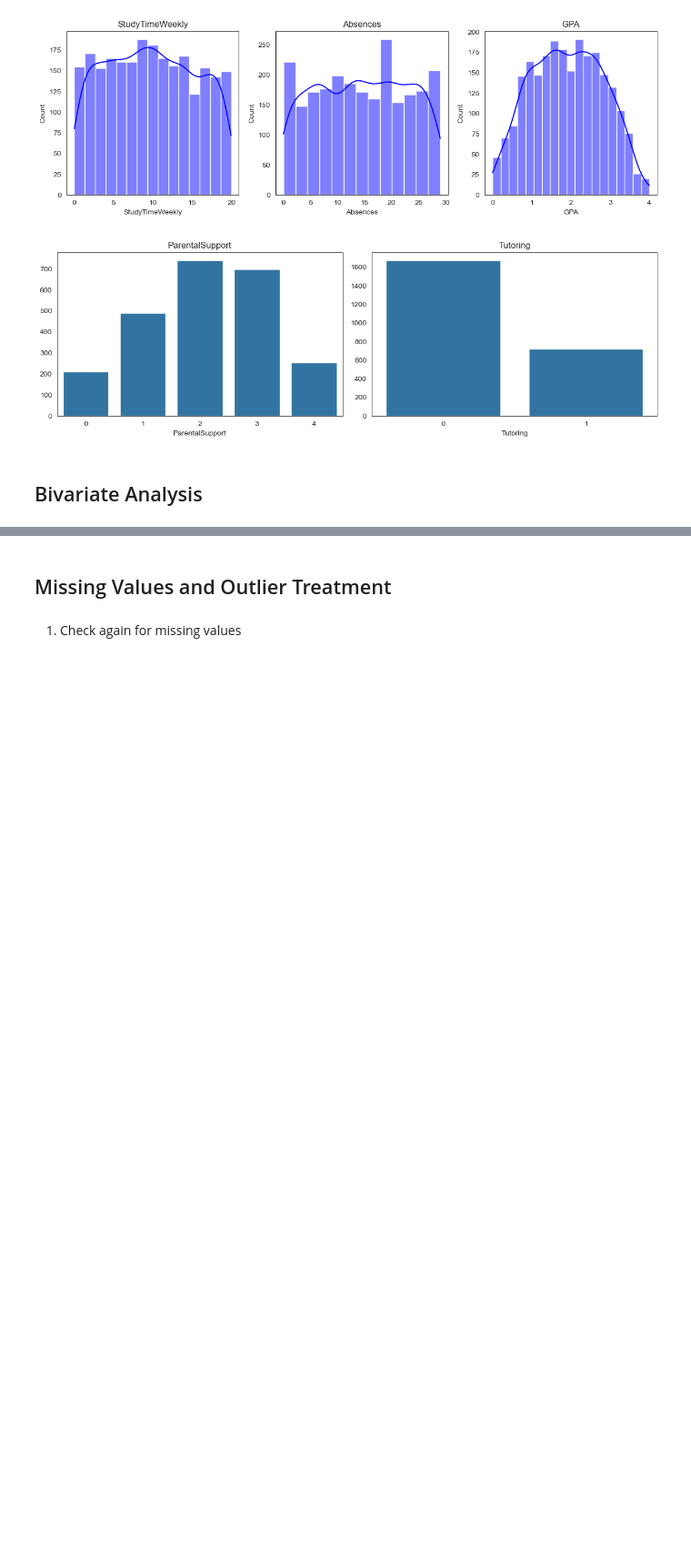
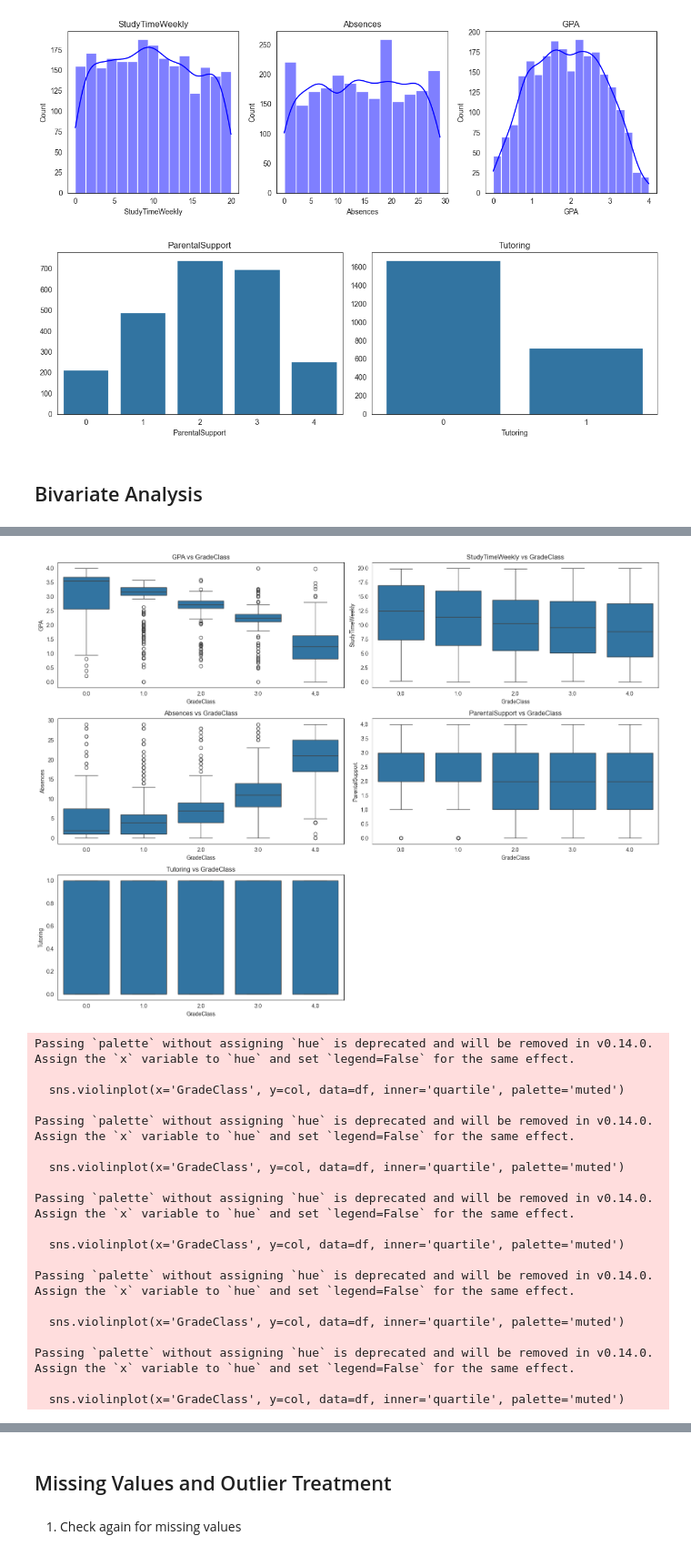
Before and after one commit to FreeYungHammy/MLG382-Project1, a Jupyter notebook: MLG_382_BrightPath.ipynb, the cells around one changed output, grey strips where cells are left out. Shown at 91% size. Drawn from its saved outputs; the diff is of its cells as text; code cells hidden in the pictures; blank space fills up the shorter version.

```diff
--- a/MLG_382_BrightPath.ipynb
+++ b/MLG_382_BrightPath.ipynb
@@ -339,0 +282,56 @@ Passing `palette` without assigning `hue` is deprecated and will be removed in v
+# %%
+numerical_features = ['GPA', 'StudyTimeWeekly', 'Absences', 'ParentalSupport', 'Tutoring']
+
+plt.figure(figsize=(16, 12))
+for i, col in enumerate(numerical_features):
+    plt.subplot(3, 2, i + 1)
+    sns.boxplot(x='GradeClass', y=col, data=df)
+    plt.title(f'{col} vs GradeClass')
+plt.tight_layout()
+plt.show()
+
+plt.figure(figsize=(16, 12))
+for i, col in enumerate(numerical_features):
+    plt.subplot(3, 2, i + 1)
+    sns.violinplot(x='GradeClass', y=col, data=df, inner='quartile', palette='muted')
+    plt.title(f'{col} vs GradeClass')
+plt.tight_layout()
+plt.show()
+
+categorical_features = ['ParentalSupport', 'Tutoring']
+
+for feature in categorical_features:
+    plt.figure(figsize=(6, 4))
+    sns.countplot(x=feature, hue='GradeClass', data=df)
+    plt.title(f'{feature} vs GradeClass')
+    plt.xlabel(feature)
+    plt.ylabel('Count')
+    plt.legend(title='GradeClass')
+    plt.tight_layout()
+    plt.show()
+
+plt.figure(figsize=(10, 8))
+sns.heatmap(df.corr(), annot=True, fmt=".2f", cmap='coolwarm')
+plt.title('Correlation Matrix of Final Features (with GradeClass)')
+plt.show()
+# %% [output]
+[figure, added]
+Passing `palette` without assigning `hue` is deprecated and will be removed in v0.14.0. Assign the `x` variable to `hue` and set `legend=False` for the same effect.
+
+  sns.violinplot(x='GradeClass', y=col, data=df, inner='quartile', palette='muted')
+
+Passing `palette` without assigning `hue` is deprecated and will be removed in v0.14.0. Assign the `x` variable to `hue` and set `legend=False` for the same effect.
+
+  sns.violinplot(x='GradeClass', y=col, data=df, inner='quartile', palette='muted')
+
+Passing `palette` without assigning `hue` is deprecated and will be removed in v0.14.0. Assign the `x` variable to `hue` and set `legend=False` for the same effect.
+
+  sns.violinplot(x='GradeClass', y=col, data=df, inner='quartile', palette='muted')
+
+Passing `palette` without assigning `hue` is deprecated and will be removed in v0.14.0. Assign the `x` variable to `hue` and set `legend=False` for the same effect.
+
+  sns.violinplot(x='GradeClass', y=col, data=df, inner='quartile', palette='muted')
+
+Passing `palette` without assigning `hue` is deprecated and will be removed in v0.14.0. Assign the `x` variable to `hue` and set `legend=False` for the same effect.
+
+  sns.violinplot(x='GradeClass', y=col, data=df, inner='quartile', palette='muted')
```
Also changed, not shown: parts of 17 cells of this notebook.
